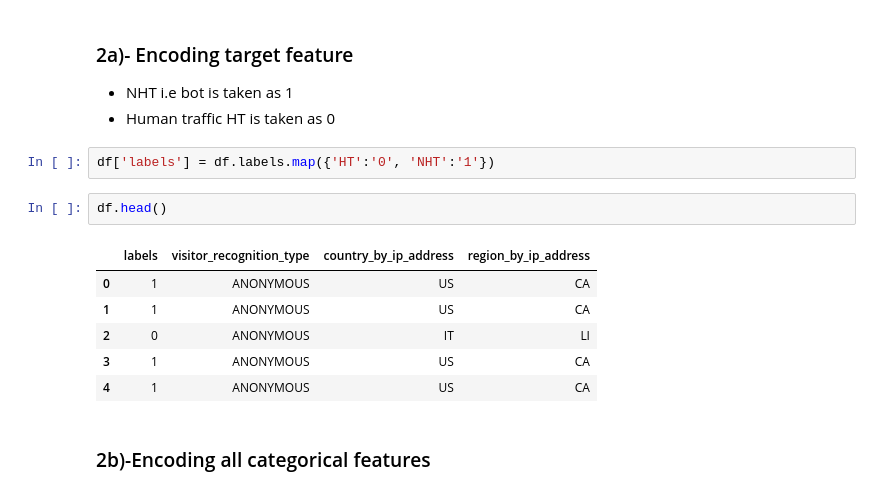
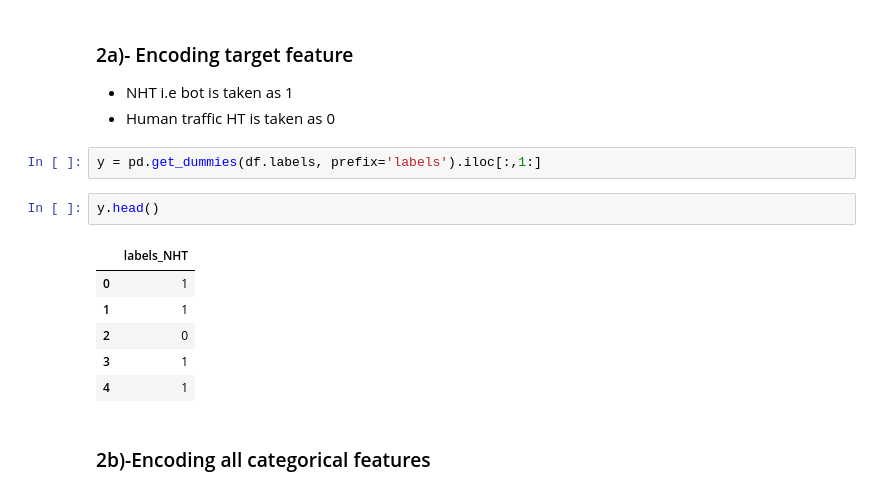
Before and after one commit to HassanSherwani/Bot_or_Not, a Jupyter notebook: ML_Model.ipynb, the cells around one changed output. Drawn from its saved outputs; the diff is of its cells as text.

```diff
--- a/ML_Model.ipynb
+++ b/ML_Model.ipynb
@@ -106,17 +108,17 @@ df['labels'].value_counts().plot.bar()
 
 - NHT i.e bot is taken as 1
 - Human traffic HT is taken as 0
-# %%
-df['labels'] = df.labels.map({'HT':'0', 'NHT':'1'})
+# %%
+y = pd.get_dummies(df.labels, prefix='labels').iloc[:,1:]
 # %%
-df.head()
+y.head()
 # %% [output]
-|  | labels | visitor_recognition_type | country_by_ip_address | region_by_ip_address |
-| 0 | 1 | ANONYMOUS | US | CA |
-| 1 | 1 | ANONYMOUS | US | CA |
-| 2 | 0 | ANONYMOUS | IT | LI |
-| 3 | 1 | ANONYMOUS | US | CA |
-| 4 | 1 | ANONYMOUS | US | CA |
+|  | labels_NHT |
+| 0 | 1 |
+| 1 | 1 |
+| 2 | 0 |
+| 3 | 1 |
+| 4 | 1 |
 # %% [markdown]
 ### 2b)-Encoding all categorical features
 # %%
```
Also changed, not shown: parts of 81 cells of this notebook.
